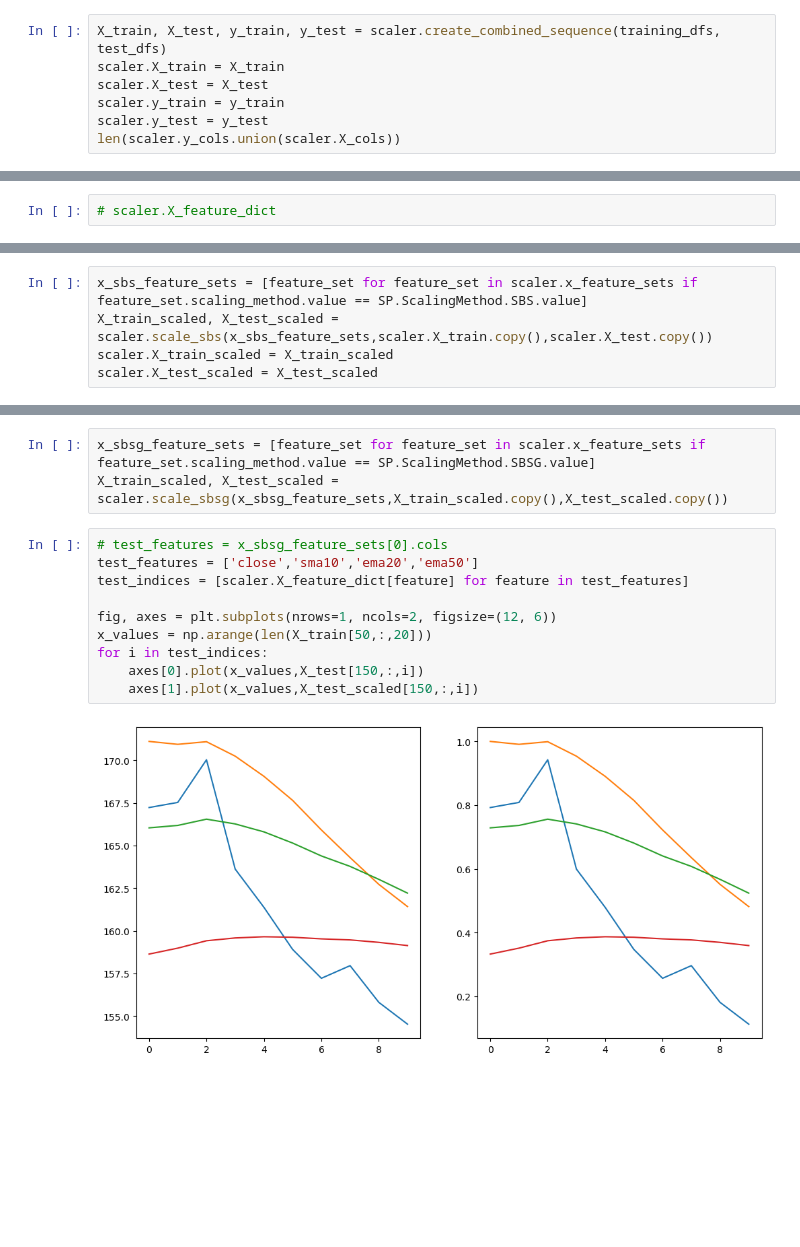
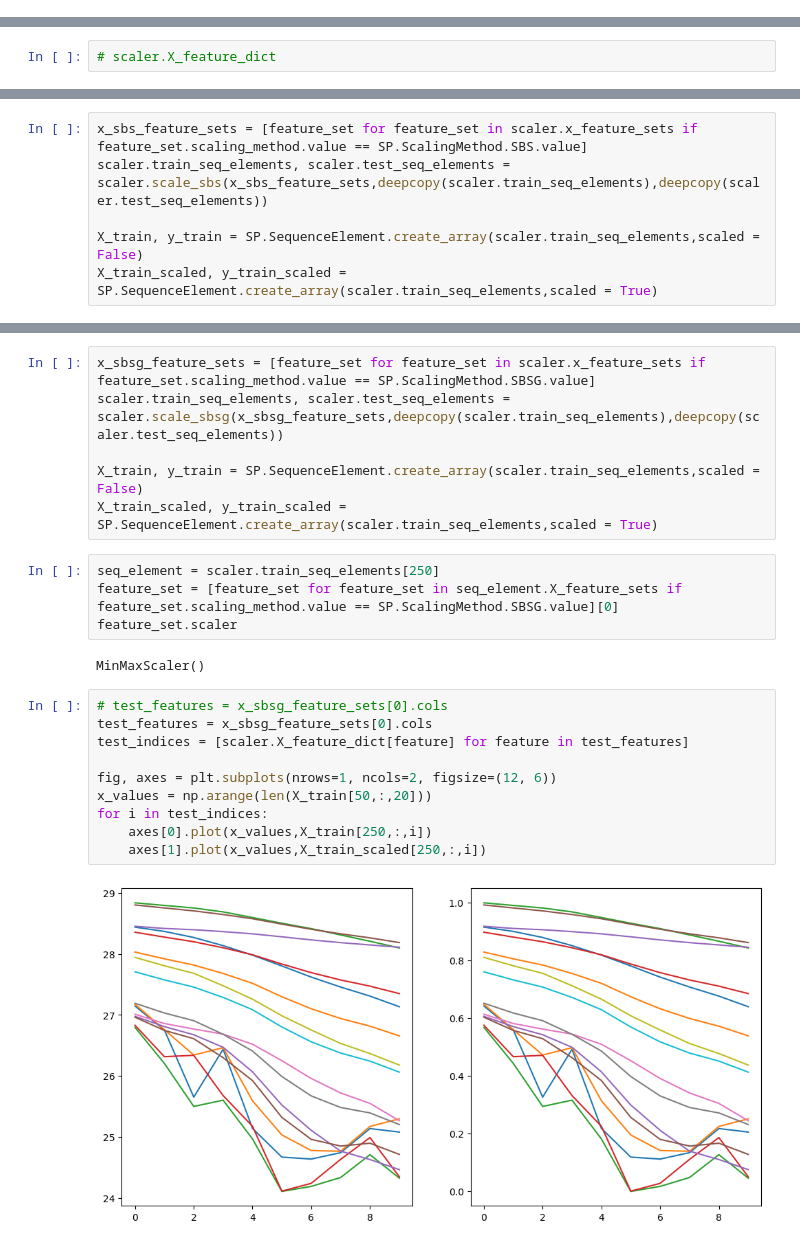
Before and after one commit to apassero01/StockDeepLearning, a Jupyter notebook: CleanUp/SequenceScalingTESTS.ipynb, the cells around one changed output, grey strips where cells are left out. Cells and saved outputs as stored; diff of their text form; blank space fills up the shorter version.

```diff
--- a/CleanUp/SequenceScalingTESTS.ipynb
+++ b/CleanUp/SequenceScalingTESTS.ipynb
@@ -166,10 +166,3 @@ plt.tight_layout()
 reload(SP)
 # %% [output]
 <module 'SequencePreprocessing' from '/home/ajp031/StockDeepLearning/StockDeepLearning/CleanUp/SequencePreprocessing.py'>
-# %%
-X_train, X_test, y_train, y_test = scaler.create_combined_sequence(training_dfs, test_dfs)
-scaler.X_train = X_train
-scaler.X_test = X_test
-scaler.y_train = y_train
-scaler.y_test = y_test
-len(scaler.y_cols.union(scaler.X_cols))
@@ -228,5 +255,6 @@ array([0.38921291, 0.16815854, 0.32874265, 0.2076584 , 0.61927684,
 # %%
 x_sbs_feature_sets = [feature_set for feature_set in scaler.x_feature_sets if feature_set.scaling_method.value == SP.ScalingMethod.SBS.value]
-X_train_scaled, X_test_scaled = scaler.scale_sbs(x_sbs_feature_sets,scaler.X_train.copy(),scaler.X_test.copy())
-scaler.X_train_scaled = X_train_scaled
-scaler.X_test_scaled = X_test_scaled
+scaler.train_seq_elements, scaler.test_seq_elements = scaler.scale_sbs(x_sbs_feature_sets,deepcopy(scaler.train_seq_elements),deepcopy(scaler.test_seq_elements))
+
+X_train, y_train = SP.SequenceElement.create_array(scaler.train_seq_elements,scaled = False)
+X_train_scaled, y_train_scaled = SP.SequenceElement.create_array(scaler.train_seq_elements,scaled = True)
@@ -241,21 +267,30 @@ axes[1].plot(x_values,X_train_scaled[-1,:,scaler.X_feature_dict['volume']])
 # %% [output]
 [<matplotlib.lines.Line2D at 0x...>]
 [figure]
+# %%
+x_sbsg_feature_sets = [feature_set for feature_set in scaler.x_feature_sets if feature_set.scaling_method.value == SP.ScalingMethod.SBSG.value]
+scaler.train_seq_elements, scaler.test_seq_elements = scaler.scale_sbsg(x_sbsg_feature_sets,deepcopy(scaler.train_seq_elements),deepcopy(scaler.test_seq_elements))
+
+X_train, y_train = SP.SequenceElement.create_array(scaler.train_seq_elements,scaled = False)
+X_train_scaled, y_train_scaled = SP.SequenceElement.create_array(scaler.train_seq_elements,scaled = True)
 # %%
-x_sbsg_feature_sets = [feature_set for feature_set in scaler.x_feature_sets if feature_set.scaling_method.value == SP.ScalingMethod.SBSG.value]
-X_train_scaled, X_test_scaled = scaler.scale_sbsg(x_sbsg_feature_sets,X_train_scaled.copy(),X_test_scaled.copy())
+seq_element = scaler.train_seq_elements[250]
+feature_set = [feature_set for feature_set in seq_element.X_feature_sets if feature_set.scaling_method.value == SP.ScalingMethod.SBSG.value][0]
+feature_set.scaler
+# %% [output]
+MinMaxScaler()
 # %%
 # test_features = x_sbsg_feature_sets[0].cols
-test_features = ['close','sma10','ema20','ema50']
+test_features = x_sbsg_feature_sets[0].cols
 test_indices = [scaler.X_feature_dict[feature] for feature in test_features]
 
 fig, axes = plt.subplots(nrows=1, ncols=2, figsize=(12, 6))
 x_values = np.arange(len(X_train[50,:,20]))
 for i in test_indices:
-    axes[0].plot(x_values,X_test[150,:,i])
-    axes[1].plot(x_values,X_test_scaled[150,:,i])
+    axes[0].plot(x_values,X_train[250,:,i])
+    axes[1].plot(x_values,X_train_scaled[250,:,i])
 # %% [output]
-[figure, old version]
+[figure, new version]
 # %%
 display(X_train[0,:,test_indices[1]])
 display(X_train_scaled[0,:,test_indices[1]])
```
Also changed, not shown: parts of 25 cells of this notebook, 6 other files.
